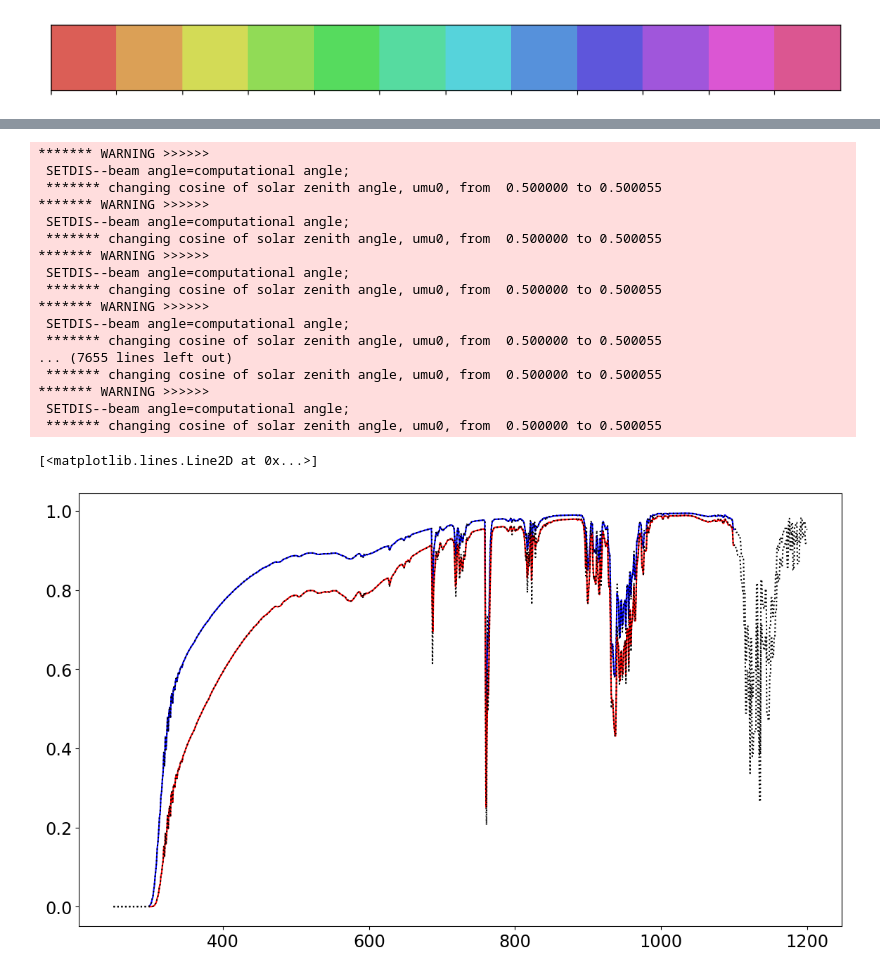
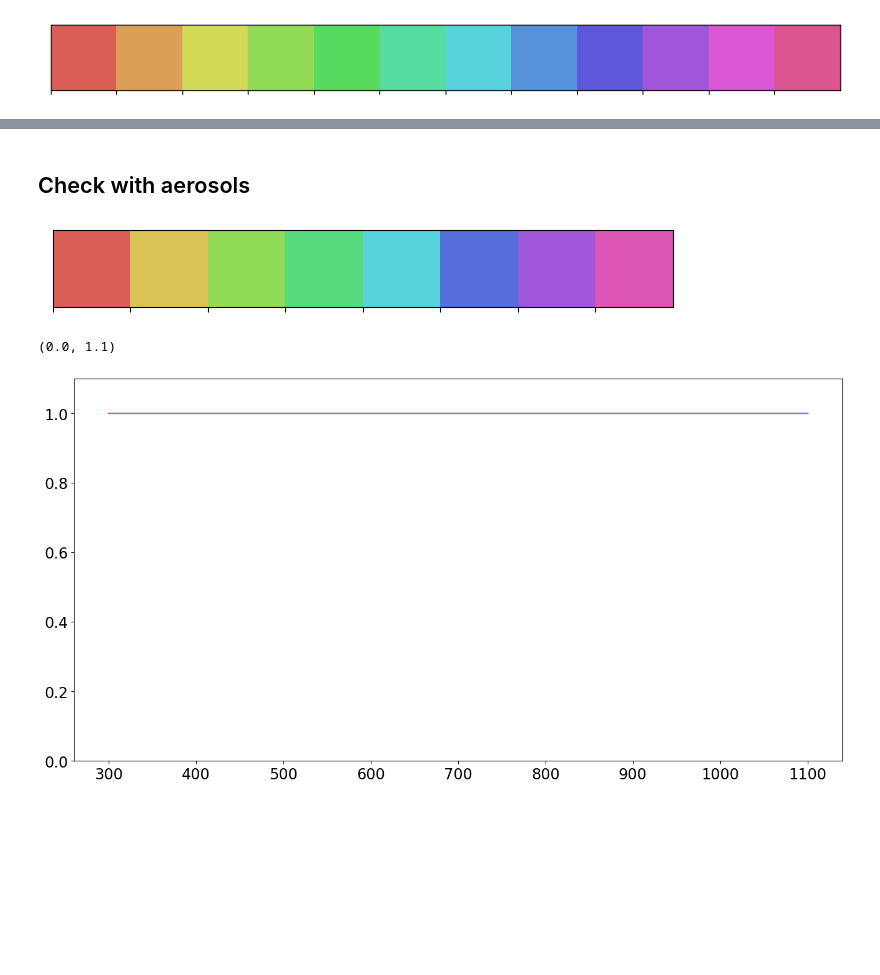
Before and after one commit to sylvielsstfr/AtmEmulator, a Jupyter notebook: SimpleEmulator/SimpleAtmosphericEmulator.ipynb, the cells around one changed output, grey strips where cells are left out. Drawn from its saved outputs; the diff is of its cells as text; code cells hidden in the pictures; blank space fills up the shorter version.

```diff
--- a/SimpleEmulator/SimpleAtmosphericEmulator.ipynb
+++ b/SimpleEmulator/SimpleAtmosphericEmulator.ipynb
@@ -252,43 +328,33 @@ for idx,oz in enumerate(ozs):
 # %%
-am0 = 1.0
-pwv0 = 5.0
-oz0 = 500.
-
-transm1 = emul.GetAllTransparencies(WL,am0,pwv0,oz0,flagRayleigh=True)
-path,thefile = libsimulateVisible.ProcessSimulation(am0,pwv0,oz0,0,prof_str='us',proc_str='sa',cloudext=0.0, FLAG_VERBOSE=False)
-data1 = np.loadtxt(os.path.join(path,thefile))
-
-am1 = 2.0
-pwv1 = 5.0
-oz1 = 500.
-
-transm2 = emul.GetAllTransparencies(WL,am1,pwv1,oz1,flagRayleigh=True)
-path,thefile = libsimulateVisible.ProcessSimulation(am1,pwv1,oz1,0,prof_str='us',proc_str='sa',cloudext=0.0, FLAG_VERBOSE=False)
-data2 = np.loadtxt(os.path.join(path,thefile))
+if FLAG_CHECKWITHLIBRADTRAN:
+    path,thefile = libsimulateVisible.ProcessSimulation(am0,pwv0,oz0,0,prof_str='us',proc_str='sa',cloudext=0.0, FLAG_VERBOSE=False)
+    data1 = np.loadtxt(os.path.join(path,thefile))
+    path,thefile = libsimulateVisible.ProcessSimulation(am1,pwv1,oz1,0,prof_str='us',proc_str='sa',cloudext=0.0, FLAG_VERBOSE=False)
+    data2 = np.loadtxt(os.path.join(path,thefile))
-# %% [output]
-******* WARNING >>>>>>
- SETDIS--beam angle=computational angle;
- ******* changing cosine of solar zenith angle, umu0, from  0.500000 to 0.500055
-******* WARNING >>>>>>
- SETDIS--beam angle=computational angle;
- ******* changing cosine of solar zenith angle, umu0, from  0.500000 to 0.500055
-******* WARNING >>>>>>
- SETDIS--beam angle=computational angle;
- ******* changing cosine of solar zenith angle, umu0, from  0.500000 to 0.500055
-******* WARNING >>>>>>
- SETDIS--beam angle=computational angle;
- ******* changing cosine of solar zenith angle, umu0, from  0.500000 to 0.500055
-... (7655 lines left out)
- ******* changing cosine of solar zenith angle, umu0, from  0.500000 to 0.500055
-******* WARNING >>>>>>
- SETDIS--beam angle=computational angle;
- ******* changing cosine of solar zenith angle, umu0, from  0.500000 to 0.500055
 # %%
-plt.figure(figsize=(14,8))
-plt.plot(WL,transm1,'b-')
-plt.plot(data1[:,0],data1[:,1],'k:')
-plt.plot(WL,transm2,'r-')
-plt.plot(data2[:,0],data2[:,1],'k:')
+if FLAG_CHECKWITHLIBRADTRAN:
+    plt.figure(figsize=(14,8))
+    plt.plot(WL,transm1,'b-',label=label0)
+    plt.plot(data1[:,0],data1[:,1],'k:',label="librandtran")
+    plt.plot(WL,transm2,'r-',label=label1)
+    plt.plot(data2[:,0],data2[:,1],'k-.',label="libradtran")
+    plt.legend()
-# %% [output]
-[<matplotlib.lines.Line2D at 0x...>]
-[figure, removed]
+# %% [markdown]
+## Check with aerosols
+# %%
+hls_colors = sns.color_palette("hls", NAM)
+sns.palplot(hls_colors)
+# %% [output]
+[figure, added]
+# %%
+ncomp=0
+
+for idx,am in enumerate(airmasses):
+
+    transm = emul.GetAerosolsTransparencies(WL,am,ncomp)
+    plt.plot(WL,transm,color=hls_colors[idx])
+
+plt.ylim(0,1.1)
+# %% [output]
+(0.0, 1.1)
+[figure, added]
```
Also changed, not shown: parts of 27 cells of this notebook.
